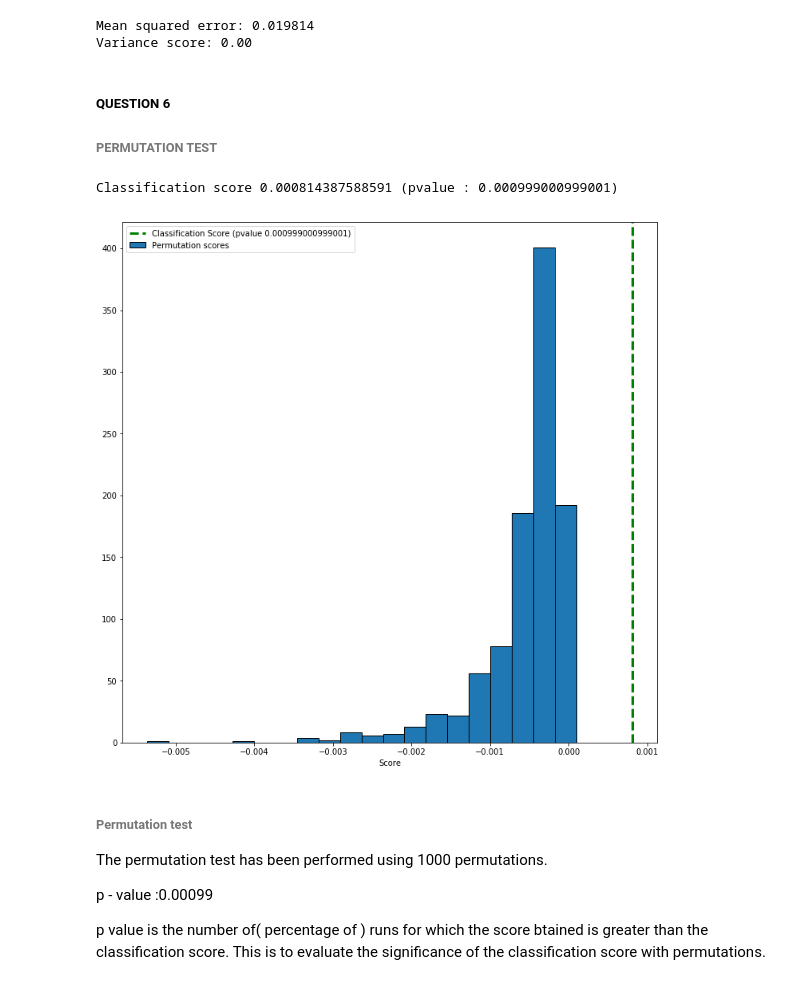
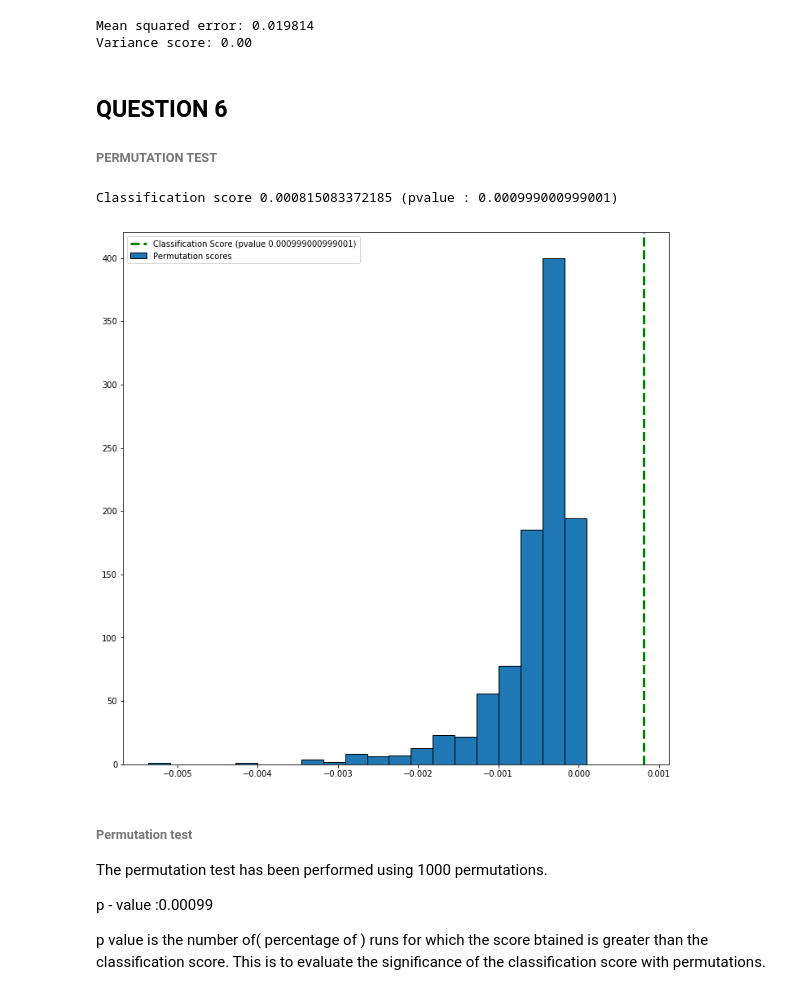
Before and after one commit to ROHITHKUMARN/Kaggle, a Jupyter notebook: HW3/HW3.ipynb, the cells around one changed output. Saved outputs shown, nothing was run; the diff lists cells and outputs as text; code cells hidden in the pictures.

```diff
--- a/HW3/HW3.ipynb
+++ b/HW3/HW3.ipynb
@@ -162,12 +182,3 @@ geo_df.loc[:,'longitude']=geo_df.loc[:,'longitude'].apply(lambda x: x/1e6)
 geo_df.loc[:,'latitude']= geo_df.loc[:,'latitude'].apply(lambda x: x/1e6)
 geo_df.loc[geo_df.latitude == 0, 'latitude'] = 34.088537
 geo_df.loc[geo_df.longitude == 0, 'longitude'] = -118.249923
-from sklearn.cluster import MiniBatchKMeans
-import folium
-kmeans1 = MiniBatchKMeans(n_clusters=10, batch_size=1000).fit(geo_df[['latitude','longitude']])
-geo_df.loc[:, 'label'] = kmeans1.labels_
-map_2 = folium.Map(location=[34.088537, -118.249923],
-                   zoom_start=9)
-for label in kmeans1.cluster_centers_:
-    folium.Marker(location=[label][0]).add_to(map_2)
-map_2
@@ -178,5 +185,5 @@ map_2
 # %%
-#Clustering the data using kmeans clustering from sklearn library
+#Clustering the data using the euclidean dist calclated above and kmeans clustering from sklearn library
 
 from random import randint
 from sklearn.cluster import KMeans
@@ -184,7 +191,7 @@ colors = []
 
 for i in range(10):
     colors.append('%06X' % randint(0, 0xFFFFFF))
-ptsymb = np.array(['b.','r.','m.','g.','c.','k.','b*','r*','m*','r^']);
+ptsymb = np.array(['b.','r.','m.','g.','c.','k.','b*','r*','m^','r^']);
 kmeans = KMeans(n_clusters=10, random_state=0).fit(euc_dist_all)
 geo_df.loc[:,'labels']=kmeans.labels_
 plt.figure(figsize=(12,12))
@@ -242,7 +249,7 @@ search = ZipcodeSearchEngine()
 # %%
 for  index,row in crime_dataset.iterrows():
     loc = ' '.join([row['City'],'CALIFORNIA United States of America'])
-    location = geolocator.geocode(loc)
+    location = geolocator.geocode(loc,timeout=10)
     if location :
         crime_dataset.ix[index,'latitude'] = location.latitude * 1000000
         crime_dataset.ix[index,'longitude']=location.longitude * 1000000
@@ -674,9 +718,21 @@ knn = KNeighborsRegressor(n_neighbors=500)
 
 train_v5= external_merged_train_v3.copy()
 # We will drop the features which had higher frequency of missing values along with the columns of train df for the test df
-train_v5 = train_v5.filter(['calculatedfinishedsquarefeet','latitude','longitude','CrimeRate','ZipCode',
-                      'finishedsquarefeet12','bedroomcnt','regionidneighborhood','taxamount','regionidzip'
-                      ,'structuretaxvaluedollarcnt','regionidcity','unitcnt','taxvaluedollarcnt','landtaxvaluedollarcnt'])
+train_v5 = train_v5.filter(['calculatedfinishedsquarefeet',
+                            'latitude',
+                            'longitude',
+                            'CrimeRate',
+                            'ZipCode',
+                            'finishedsquarefeet12',
+                            'bedroomcnt',
+                            'regionidneighborhood',
+                            'taxamount',
+                            'regionidzip',
+                            'structuretaxvaluedollarcnt',
+                            'regionidcity',
+                            'unitcnt',
+                            'taxvaluedollarcnt',
+                            'landtaxvaluedollarcnt'])
 train_Y_v5 = external_merged_train_v3[['logerror']][:160000]
 train_X_v5 = train_v5[:160000]
 test_X_v5 = train_v5[160000:]
@@ -695,7 +751,7 @@ print('Variance score: %.2f' % r2_score(test_Y_v5, knn_logerror))
 Mean squared error: 0.019814
 Variance score: 0.00
 # %% [markdown]
-##### QUESTION 6 #####
+## QUESTION 6 #####
 ###### PERMUTATION TEST ######
 # %%
 ################# Permutation test #################################
@@ -714,21 +770,20 @@ score, permutation_scores, pvalue = permutation_test_score(
 
 print("Classification score %s (pvalue : %s)" % (score, pvalue))
 # %% [output]
-Classification score 0.000814387588591 (pvalue : 0.000999000999001)
+Classification score 0.000815083372185 (pvalue : 0.000999000999001)
 # %%
 plt.figure(figsize=(12,12))
 plt.hist(permutation_scores, 20, label='Permutation scores',
          edgecolor='black')
 ylim = plt.ylim()
 plt.plot(2 * [score], ylim, '--g', linewidth=3,
          label='Classification Score'
          ' (pvalue %s)' % pvalue)
 plt.ylim(ylim)
 plt.legend()
-plt.xlabel('Score')
 plt.show()
 # %% [output]
-[figure, old version]
+[figure, new version]
 # %% [markdown]
 ###### Permutation test ######
 
```
Also changed, not shown: parts of 27 cells of this notebook.
